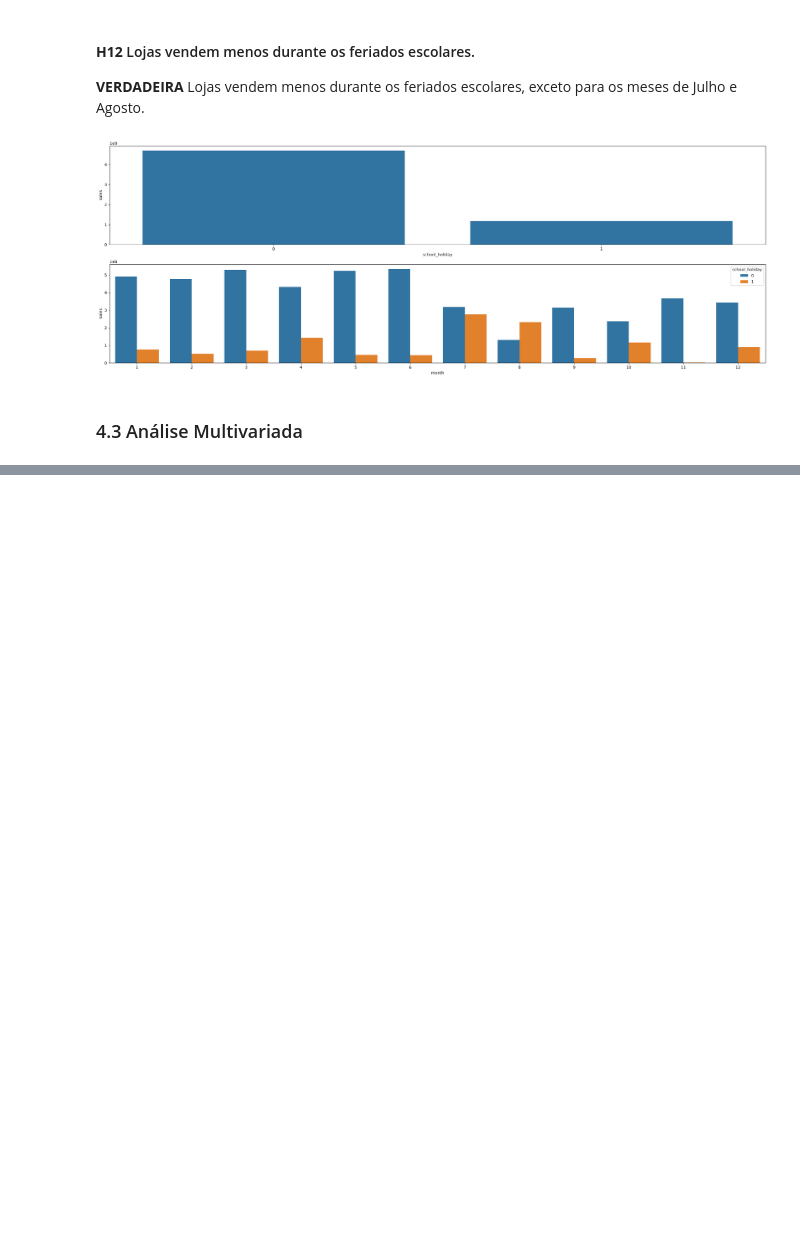
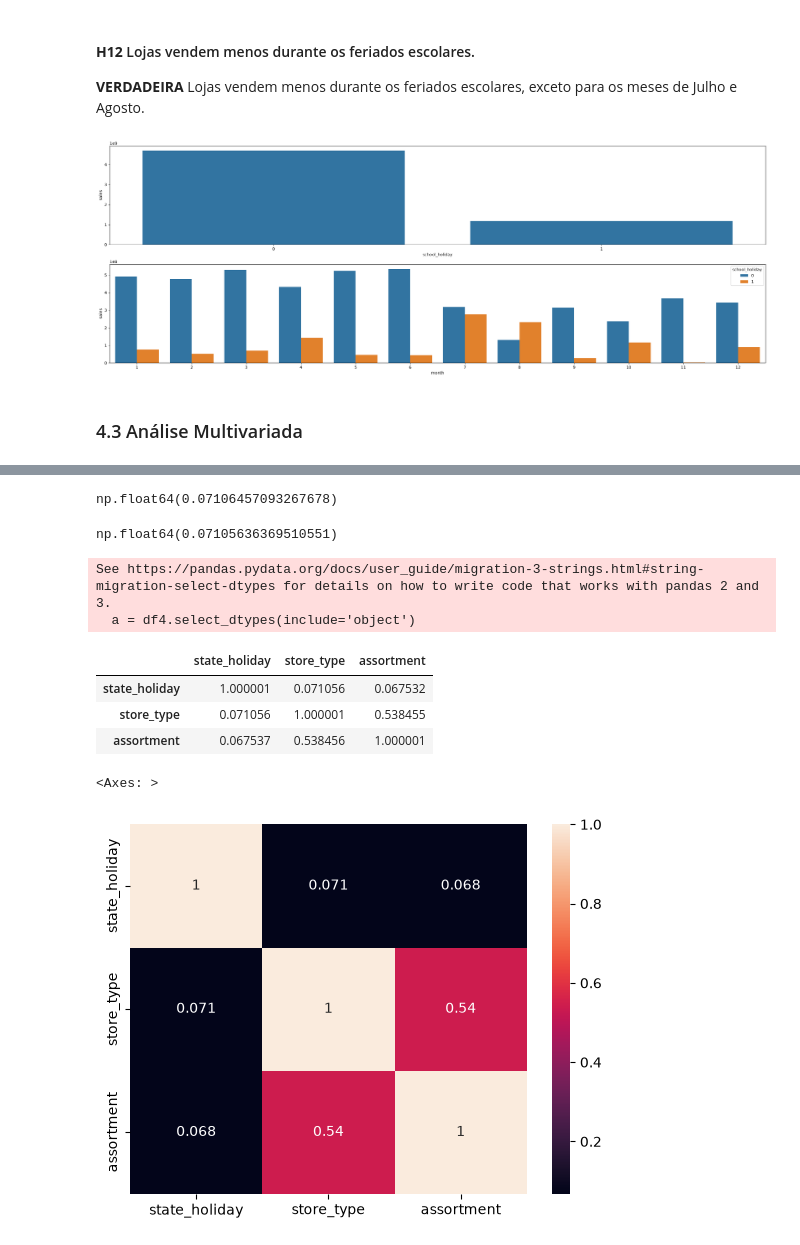
Before and after one commit to MarinaOnohara/Rossmann_Project, a Jupyter notebook: Notebooks/m04_v01_store_sales_prediction.ipynb, the cells around one changed output, grey strips where cells are left out. Saved outputs shown, nothing was run; the diff lists cells and outputs as text; code cells hidden in the pictures; blank space fills up the shorter version.

Commit message:
Finalização da análise Multivariada

```diff
--- a/Notebooks/m04_v01_store_sales_prediction.ipynb
+++ b/Notebooks/m04_v01_store_sales_prediction.ipynb
@@ -898,0 +949,4 @@ sns.barplot(x= 'month', y='sales',hue='school_holiday', data= aux23);
+# %%
+# Only categorical data
+a = df4.select_dtypes(include='object')
+a.head()
@@ -898,0 +989,63 @@ sns.barplot(x= 'month', y='sales',hue='school_holiday', data= aux23);
+# %%
+# Fórmula é o cálculo do Cramér's V, uma medida de associação entre duas variáveis categóricas baseada no teste Qui-Quadrado.
+# Variáveis categóricas possuem apenas correlação positiva ou nenhuma correlação, sendo 0 menor correlação e 1 maior correlação.
+v= np.sqrt((chi2/n)/(min (k-1 , r-1)))
+v
+# %% [output]
+np.float64(0.07106457093267678)
+# %%
+# Criando um Dicionário Cramer V
+def cramer_v (x,y):
+    cm = pd.crosstab(x,y).to_numpy()
+    n = cm.sum()
+    r, k =cm.shape
+
+    chi2 = ss.chi2_contingency(cm)[0]
+    chi2corr = max(0,chi2-(k-1)*(n-1)/(n-1))
+    kcorr = k- (k-1)**2/(n-1)
+    rcorr = r- (r-1)**2/(n-1)
+
+    return np.sqrt((chi2corr/n)/(min(kcorr-1, rcorr-1)))
+# %%
+cramer_v(a['state_holiday'],a['store_type'])
+# %% [output]
+np.float64(0.07105636369510551)
+# %%
+# Only categorical data
+a = df4.select_dtypes(include='object')
+# %% [output]
+See https://pandas.pydata.org/docs/user_guide/migration-3-strings.html#string-migration-select-dtypes for details on how to write code that works with pandas 2 and 3.
+  a = df4.select_dtypes(include='object')
+# %%
+# Cramer V (cm): Matriz de confusão: todas as combinações entre as variáveis categóricas
+
+a1 = cramer_v(a['state_holiday'], a['state_holiday'])
+a2 = cramer_v(a['state_holiday'], a['store_type'])
+a3 = cramer_v(a['state_holiday'], a['assortment'])
+
+a4 = cramer_v(a['store_type'], a['state_holiday'])
+a5 = cramer_v(a['store_type'], a['store_type'])
+a6 = cramer_v(a['store_type'], a['assortment'])
+
+a7 = cramer_v(a['assortment'], a['state_holiday'])
+a8 = cramer_v(a['assortment'], a['store_type'])
+a9 = cramer_v(a['assortment'], a['assortment'])
+
+# Dataset final
+d = pd.DataFrame({'state_holiday': [a1,a2,a3],
+    'store_type': [a4,a5,a6],
+    'assortment': [a7,a8,a9]})
+
+d = d.set_index(d.columns)
+d
+# %% [output]
+|  | state_holiday | store_type | assortment |
+| state_holiday | 1.000001 | 0.071056 | 0.067532 |
+| store_type | 0.071056 | 1.000001 | 0.538455 |
+| assortment | 0.067537 | 0.538456 | 1.000001 |
+# %%
+# Gráfico Cramer V (cm)
+sns.heatmap(d, annot=True)
+# %% [output]
+<Axes: >
+[figure, added]
```
Also changed, not shown: parts of 10 cells of this notebook.
